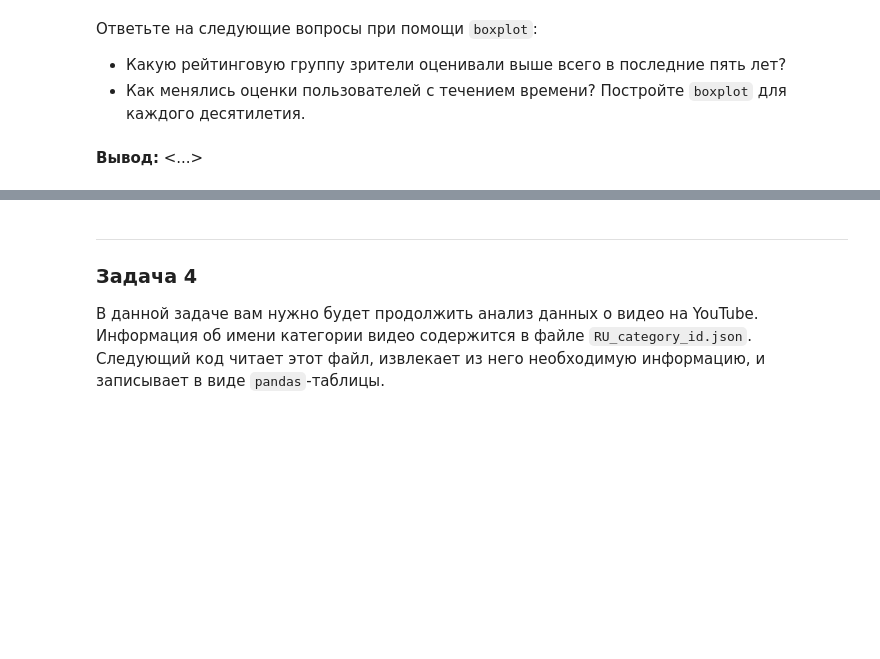
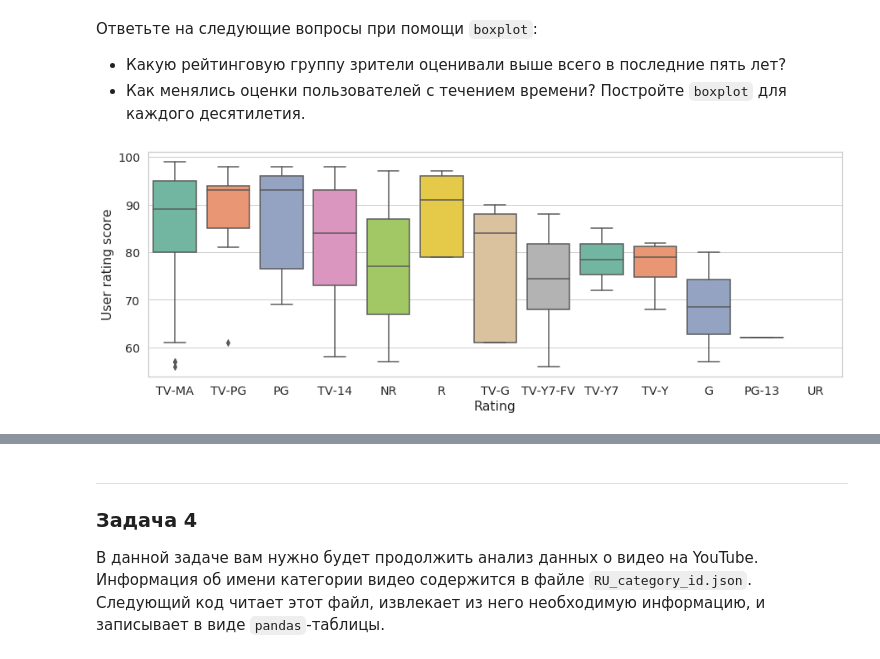
Before and after one commit to TopCoder2K/DS-introduction, a Jupyter notebook: notebooks/2.814.9.ipynb, the cells around one changed output, grey strips where cells are left out. Saved outputs shown, nothing was run; the diff lists cells and outputs as text; code cells hidden in the pictures; blank space fills up the shorter version.

```diff
--- a/notebooks/2.814.9.ipynb
+++ b/notebooks/2.814.9.ipynb
@@ -670,2 +668,15 @@ print('Настолько изменится средняя оценка шоу,
-# %% [markdown]
-**Вывод:** <...>
+# %%
+with sns.plotting_context(font_scale=1.5), sns.axes_style("whitegrid"):
+    plt.figure(figsize=(15, 5))
+    sns.boxplot(
+        x='rating',
+        y='user rating score',
+        data=data[data['release year'] > data['release year'].max() - 5],
+        palette='Set2'
+    ).set(
+        xlabel='Rating',
+        ylabel='User rating score'
+    )
+    plt.show();
+# %% [output]
+[figure, added]
```
Also changed, not shown: parts of 10 cells of this notebook.
